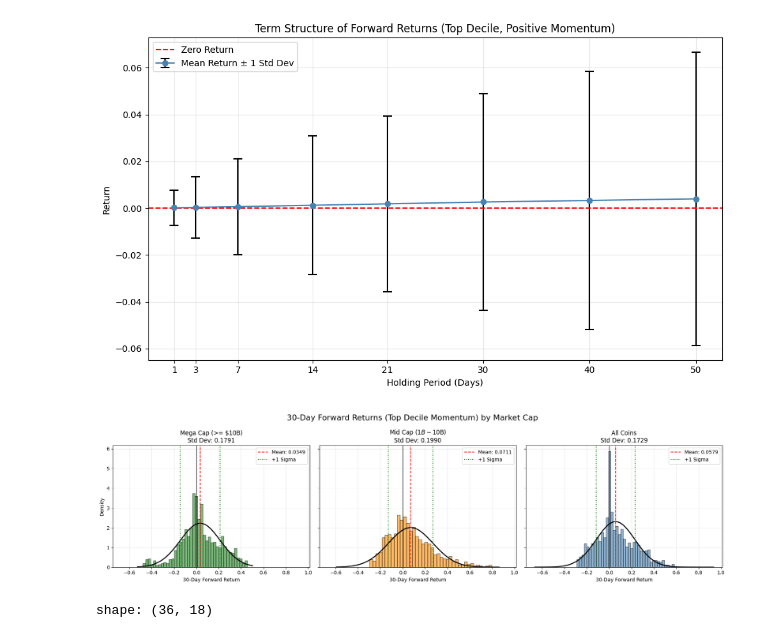
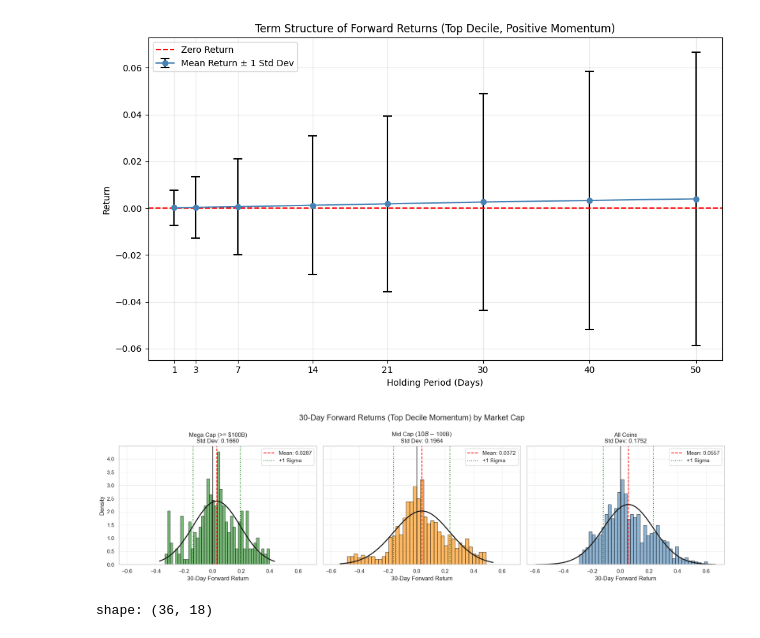
Before and after one commit to flanfly/studies, a Jupyter notebook: scratchpad.ipynb, the cells around one changed output. Cells and saved outputs as stored; diff of their text form; code cells hidden in the pictures.

Commit message:
crypto-momentum: latest scratchpad, grid search script

```diff
--- a/scratchpad.ipynb
+++ b/scratchpad.ipynb
@@ -996,7 +996,7 @@ from scipy.stats import norm
 # 1. Base Data Pipeline
 # Assuming 'mcap' is available in your raw data
 df_base = (
-    pl.scan_parquet('polarity/data/*.parquet')
+    pl.scan_parquet('polarity/latest-data/*.parquet')
     .rename({'asset': 'symbol'})
     .sort(['symbol','ts'])
     .with_columns(
@@ -1054,34 +1054,34 @@ for ax, (title, subset_df), color in zip(axes, buckets.items(), colors):
         sigma = np.std(clean_returns)
 
         # Histogram
         ax.hist(clean_returns, bins=40, density=True, alpha=0.6, color=color, edgecolor='black')
 
         # Bell Curve
         xmin, xmax = ax.get_xlim() # Get axis limits to draw the line
         x = np.linspace(xmin, xmax, 100)
         p = norm.pdf(x, mu, sigma)
         ax.plot(x, p, 'k', linewidth=2)
 
         # Markings
         ax.axvline(0, color='black', linestyle='-', linewidth=1)
         ax.axvline(mu, color='red', linestyle='--', linewidth=1.5, label=f'Mean: {mu:.4f}')
         ax.axvline(mu + sigma, color='green', linestyle=':', linewidth=1.5, label='+1 Sigma')
         ax.axvline(mu - sigma, color='green', linestyle=':', linewidth=1.5)
 
         ax.set_title(f'{title}\nStd Dev: {sigma:.4f}')
         ax.legend()
     else:
         ax.set_title(f'{title}\n(Not Enough Data)')
 
     ax.set_xlabel('30-Day Forward Return')
     ax.grid(True, alpha=0.3)
 
 # Formatting the Y-axis only on the first chart to reduce clutter
 axes[0].set_ylabel('Density')
 plt.tight_layout()
 plt.show()
 # %% [output]
-[figure, old version]
+[figure, new version]
 # %%
 parameters = [
     "holding_days",
```
Also changed, not shown: parts of 8 cells of this notebook, 2 other files.
